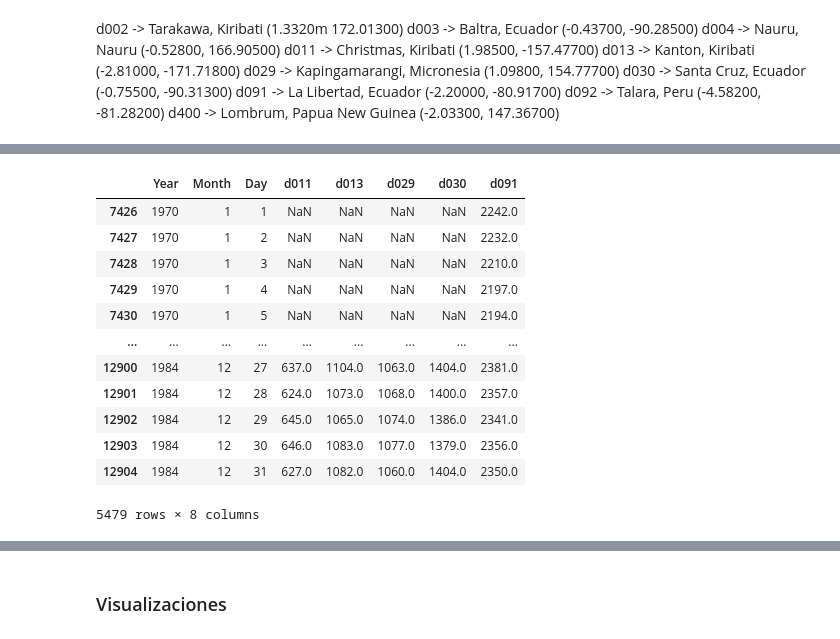
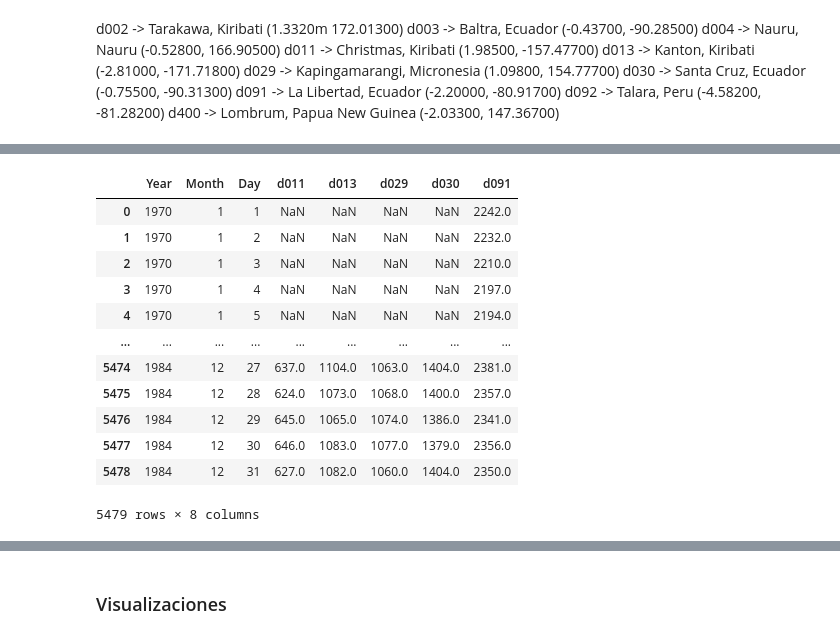
Before and after one commit to paulabenites/sea-level-variability, a Jupyter notebook: Sea Level Variability.ipynb, the cells around one changed output, grey strips where cells are left out. Drawn from its saved outputs; the diff is of its cells as text; code cells hidden in the pictures.

```diff
--- a/Sea Level Variability.ipynb
+++ b/Sea Level Variability.ipynb
@@ -30,5 +21,8 @@ df.head()
 # %%
-# Merge
+# Merge dataframe de cada estacion
+
+df = pd.read_csv('data/sea level center/d002.csv', names=['Year', 'Month', 'Day', 'd002'])
+df.head()
 
 df_names = ['d003', 'd004', 'd011', 'd013', 'd029', 'd030', 'd091', 'd092', 'd400']
 
@@ -36,8 +30,6 @@ for n in df_names:
     path = 'data/sea level center/{}.csv'.format(n)
     d_right = pd.read_csv(path, names=['Year', 'Month', 'Day', n])
     df = df.merge(d_right, how='outer', on=['Year', 'Month', 'Day'])
+
+df.sort_values(by=['Year', 'Month', 'Day'], inplace=True)
+df.reset_index(inplace=True, drop=True)
-# %%
-df.sort_values(by=['Year', 'Month', 'Day'], inplace=True)
-df.reset_index(inplace=True)
-
-df
@@ -107,18 +140,22 @@ dtype: int64
 # %%
-# Solo se analizará la estacion 011, 013, 029, 030, 091
+# Manejo de valores nulos en dataframe 1970 - 1984
+
+# Solo se analizará la estacion 011, 013, 029, 030, 091 porque no existen datos en las otras estaciones
 df_70_84 = df_70_84[['Year','Month','Day', 'd011', 'd013','d029','d030','d091']]
+df_70_84.reset_index(inplace=True, drop=True)
+
 df_70_84
 # %% [output]
 |  | Year | Month | Day | d011 | d013 | d029 | d030 | d091 |
-| 7426 | 1970 | 1 | 1 | NaN | NaN | NaN | NaN | 2242.0 |
-| 7427 | 1970 | 1 | 2 | NaN | NaN | NaN | NaN | 2232.0 |
-| 7428 | 1970 | 1 | 3 | NaN | NaN | NaN | NaN | 2210.0 |
-| 7429 | 1970 | 1 | 4 | NaN | NaN | NaN | NaN | 2197.0 |
-| 7430 | 1970 | 1 | 5 | NaN | NaN | NaN | NaN | 2194.0 |
+| 0 | 1970 | 1 | 1 | NaN | NaN | NaN | NaN | 2242.0 |
+| 1 | 1970 | 1 | 2 | NaN | NaN | NaN | NaN | 2232.0 |
+| 2 | 1970 | 1 | 3 | NaN | NaN | NaN | NaN | 2210.0 |
+| 3 | 1970 | 1 | 4 | NaN | NaN | NaN | NaN | 2197.0 |
+| 4 | 1970 | 1 | 5 | NaN | NaN | NaN | NaN | 2194.0 |
 | ... | ... | ... | ... | ... | ... | ... | ... | ... |
-| 12900 | 1984 | 12 | 27 | 637.0 | 1104.0 | 1063.0 | 1404.0 | 2381.0 |
-| 12901 | 1984 | 12 | 28 | 624.0 | 1073.0 | 1068.0 | 1400.0 | 2357.0 |
-| 12902 | 1984 | 12 | 29 | 645.0 | 1065.0 | 1074.0 | 1386.0 | 2341.0 |
-| 12903 | 1984 | 12 | 30 | 646.0 | 1083.0 | 1077.0 | 1379.0 | 2356.0 |
-| 12904 | 1984 | 12 | 31 | 627.0 | 1082.0 | 1060.0 | 1404.0 | 2350.0 |
+| 5474 | 1984 | 12 | 27 | 637.0 | 1104.0 | 1063.0 | 1404.0 | 2381.0 |
+| 5475 | 1984 | 12 | 28 | 624.0 | 1073.0 | 1068.0 | 1400.0 | 2357.0 |
+| 5476 | 1984 | 12 | 29 | 645.0 | 1065.0 | 1074.0 | 1386.0 | 2341.0 |
+| 5477 | 1984 | 12 | 30 | 646.0 | 1083.0 | 1077.0 | 1379.0 | 2356.0 |
+| 5478 | 1984 | 12 | 31 | 627.0 | 1082.0 | 1060.0 | 1404.0 | 2350.0 |
 5479 rows × 8 columns
```
Also changed, not shown: parts of 27 cells of this notebook.
